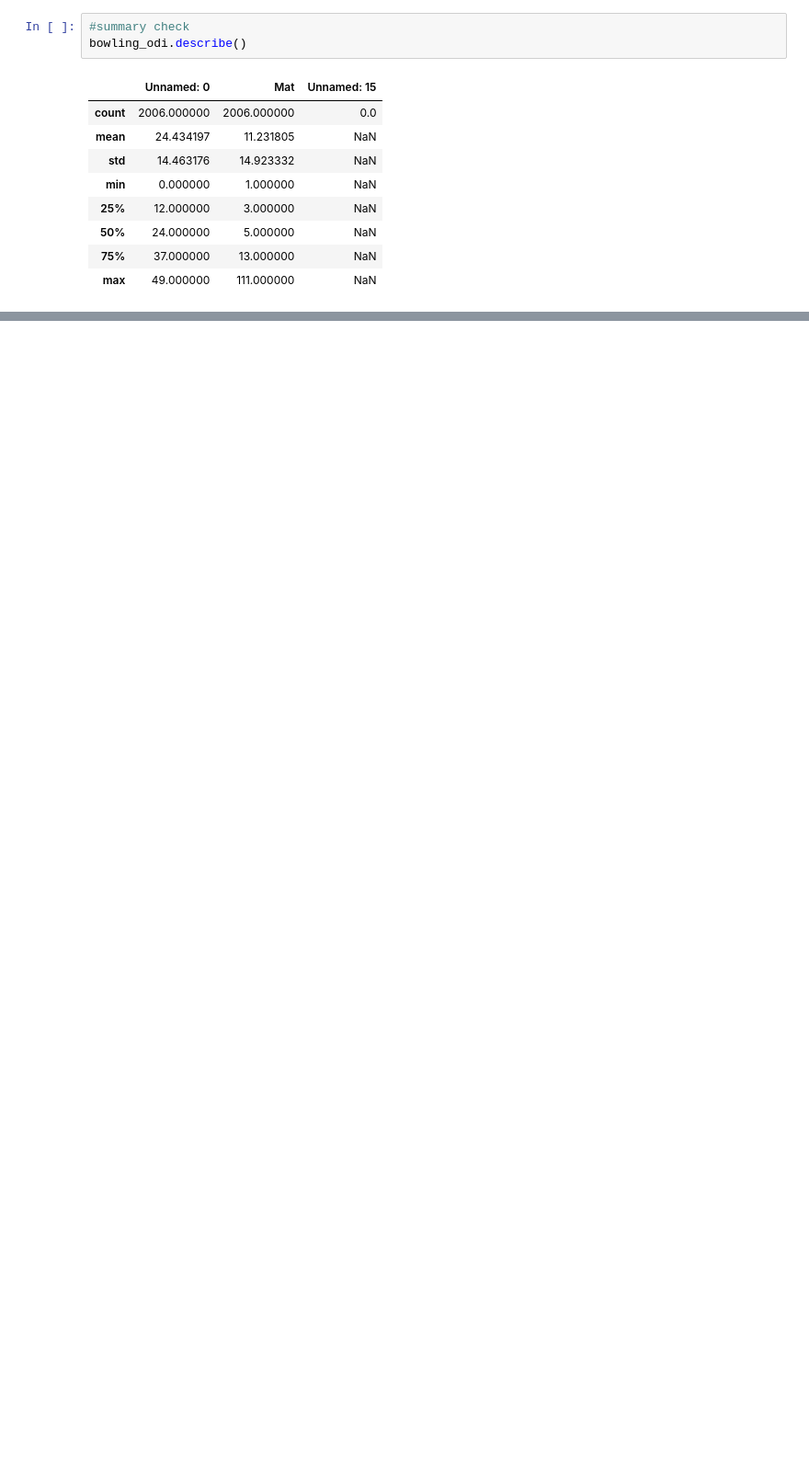
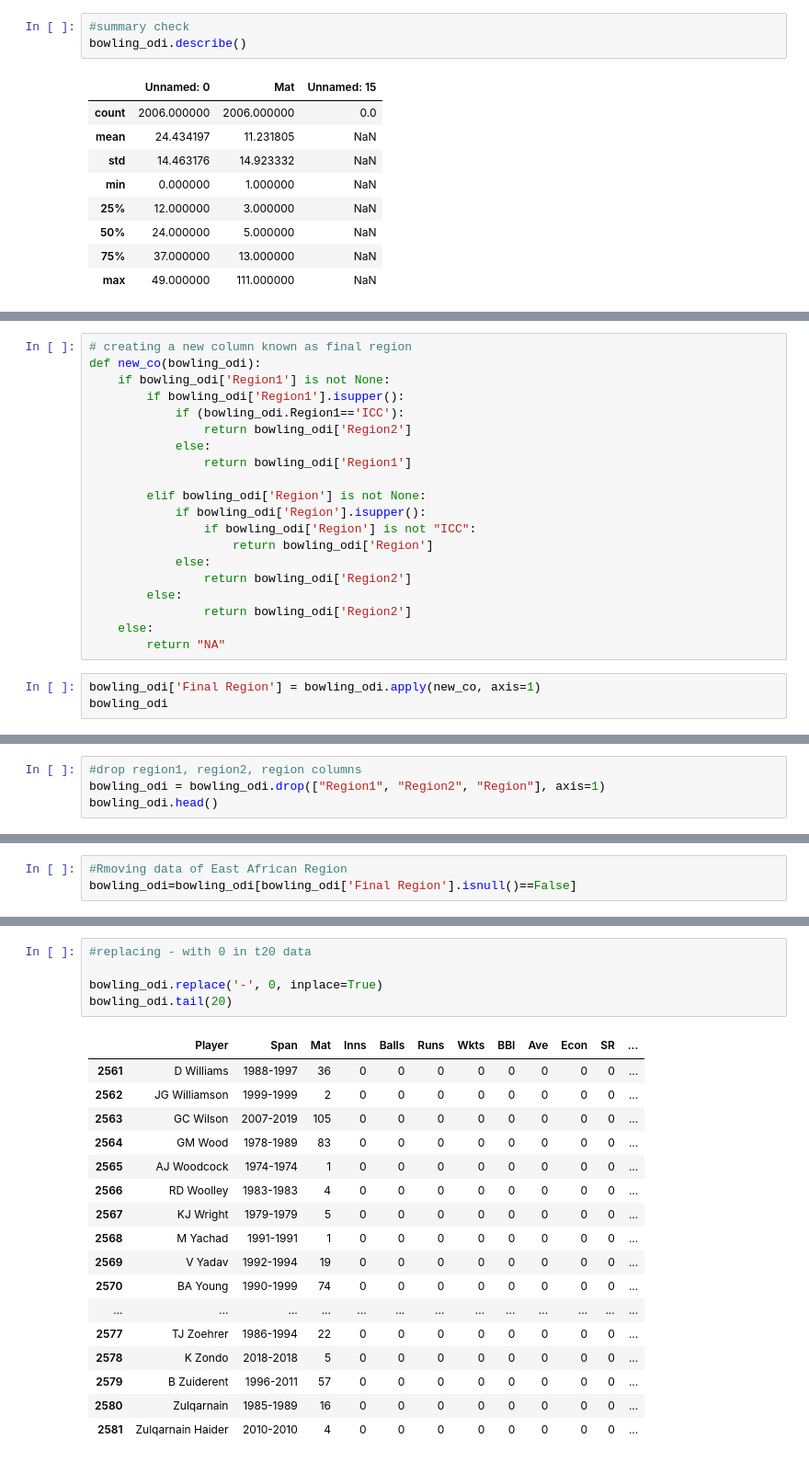
Before and after one commit to harshvs23/sports-_mine_visualization_part, a Jupyter notebook: bowling_odi.ipynb, the cells around one changed output, grey strips where cells are left out. Shown at 92% size. Cells and saved outputs as stored; diff of their text form; blank space fills up the shorter version.

```diff
--- a/bowling_odi.ipynb
+++ b/bowling_odi.ipynb
@@ -126,0 +201,23 @@ KeyError: "['Unnamed: 13'] not found in axis"
+# %%
+# creating a new column known as final region
+def new_co(bowling_odi):
+    if bowling_odi['Region1'] is not None:
+        if bowling_odi['Region1'].isupper():
+            if (bowling_odi.Region1=='ICC'):
+                return bowling_odi['Region2']
+            else:
+                return bowling_odi['Region1']
+
+        elif bowling_odi['Region'] is not None:
+            if bowling_odi['Region'].isupper():
+                if bowling_odi['Region'] is not "ICC":
+                    return bowling_odi['Region']
+            else:
+                return bowling_odi['Region2']
+        else:
+                return bowling_odi['Region2']
+    else:
+        return "NA"
+# %%
+bowling_odi['Final Region'] = bowling_odi.apply(new_co, axis=1)
+bowling_odi
@@ -126,0 +250,4 @@ KeyError: "['Unnamed: 13'] not found in axis"
+# %%
+#drop region1, region2, region columns
+bowling_odi = bowling_odi.drop(["Region1", "Region2", "Region"], axis=1)
+bowling_odi.head()
@@ -126,0 +269,3 @@ KeyError: "['Unnamed: 13'] not found in axis"
+# %%
+#Rmoving data of East African Region
+bowling_odi=bowling_odi[bowling_odi['Final Region'].isnull()==False]
@@ -126,0 +302,23 @@ KeyError: "['Unnamed: 13'] not found in axis"
+# %%
+#replacing - with 0 in t20 data
+
+bowling_odi.replace('-', 0, inplace=True)
+bowling_odi.tail(20)
+# %% [output]
+|  | Player | Span | Mat | Inns | Balls | Runs | Wkts | BBI | Ave | Econ | SR | ... |
+| 2561 | D Williams | 1988-1997 | 36 | 0 | 0 | 0 | 0 | 0 | 0 | 0 | 0 | ... |
+| 2562 | JG Williamson | 1999-1999 | 2 | 0 | 0 | 0 | 0 | 0 | 0 | 0 | 0 | ... |
+| 2563 | GC Wilson | 2007-2019 | 105 | 0 | 0 | 0 | 0 | 0 | 0 | 0 | 0 | ... |
+| 2564 | GM Wood | 1978-1989 | 83 | 0 | 0 | 0 | 0 | 0 | 0 | 0 | 0 | ... |
+| 2565 | AJ Woodcock | 1974-1974 | 1 | 0 | 0 | 0 | 0 | 0 | 0 | 0 | 0 | ... |
+| 2566 | RD Woolley | 1983-1983 | 4 | 0 | 0 | 0 | 0 | 0 | 0 | 0 | 0 | ... |
+| 2567 | KJ Wright | 1979-1979 | 5 | 0 | 0 | 0 | 0 | 0 | 0 | 0 | 0 | ... |
+| 2568 | M Yachad | 1991-1991 | 1 | 0 | 0 | 0 | 0 | 0 | 0 | 0 | 0 | ... |
+| 2569 | V Yadav | 1992-1994 | 19 | 0 | 0 | 0 | 0 | 0 | 0 | 0 | 0 | ... |
+| 2570 | BA Young | 1990-1999 | 74 | 0 | 0 | 0 | 0 | 0 | 0 | 0 | 0 | ... |
+| ... | ... | ... | ... | ... | ... | ... | ... | ... | ... | ... | ... | ... |
+| 2577 | TJ Zoehrer | 1986-1994 | 22 | 0 | 0 | 0 | 0 | 0 | 0 | 0 | 0 | ... |
+| 2578 | K Zondo | 2018-2018 | 5 | 0 | 0 | 0 | 0 | 0 | 0 | 0 | 0 | ... |
+| 2579 | B Zuiderent | 1996-2011 | 57 | 0 | 0 | 0 | 0 | 0 | 0 | 0 | 0 | ... |
+| 2580 | Zulqarnain | 1985-1989 | 16 | 0 | 0 | 0 | 0 | 0 | 0 | 0 | 0 | ... |
+| 2581 | Zulqarnain Haider | 2010-2010 | 4 | 0 | 0 | 0 | 0 | 0 | 0 | 0 | 0 | ... |
```
Also changed, not shown: parts of 27 cells of this notebook, 21 other files.
